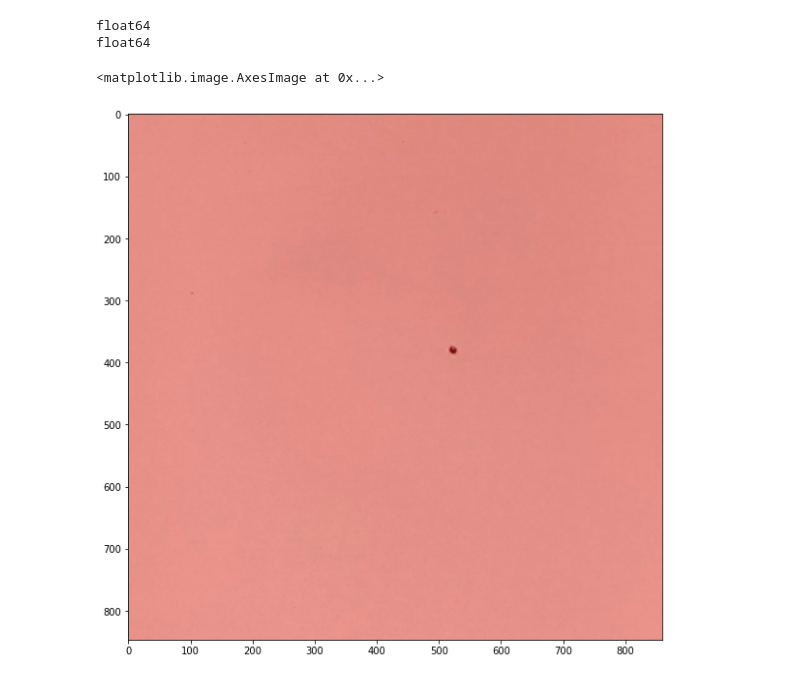
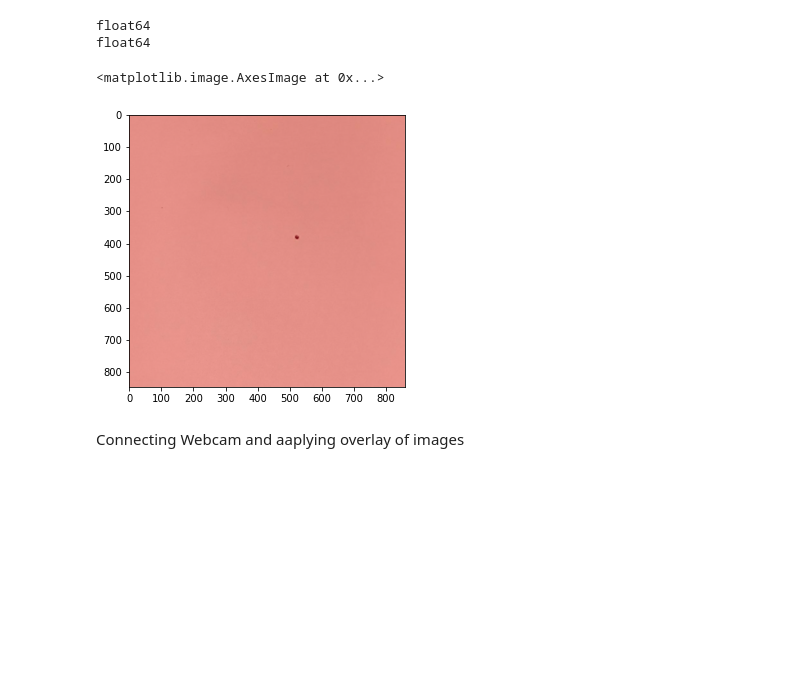
Before and after one commit to nikitas25644/Blind-Machine-Operations, a Jupyter notebook: ProblemStatement_Example.ipynb, the cells around one changed output. Drawn from its saved outputs; the diff is of its cells as text; code cells hidden in the pictures; blank space fills up the shorter version.

```diff
--- a/ProblemStatement_Example.ipynb
+++ b/ProblemStatement_Example.ipynb
@@ -41,8 +42,10 @@ float64
 float64
 # %%
 blendedimg= np.asarray(0.7*Ppr1+0.3*Ppr2,np.uint8)
-plt.figure(figsize=(10,10))
+plt.figure(figsize=(5,5))
 plt.imshow(blendedimg)
 # %% [output]
 <matplotlib.image.AxesImage at 0x...>
-[figure, old version]
+[figure, new version]
+# %% [markdown]
+Connecting Webcam and aaplying overlay of images
```
Also changed, not shown: parts of 6 cells of this notebook.
